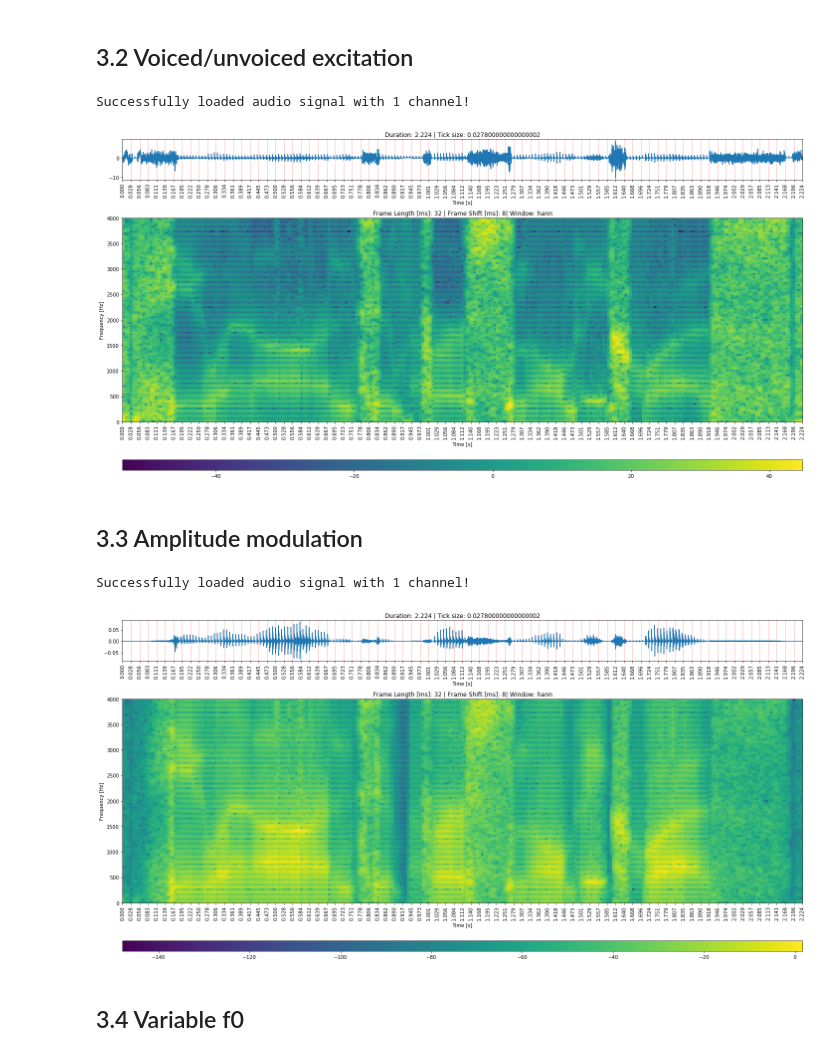
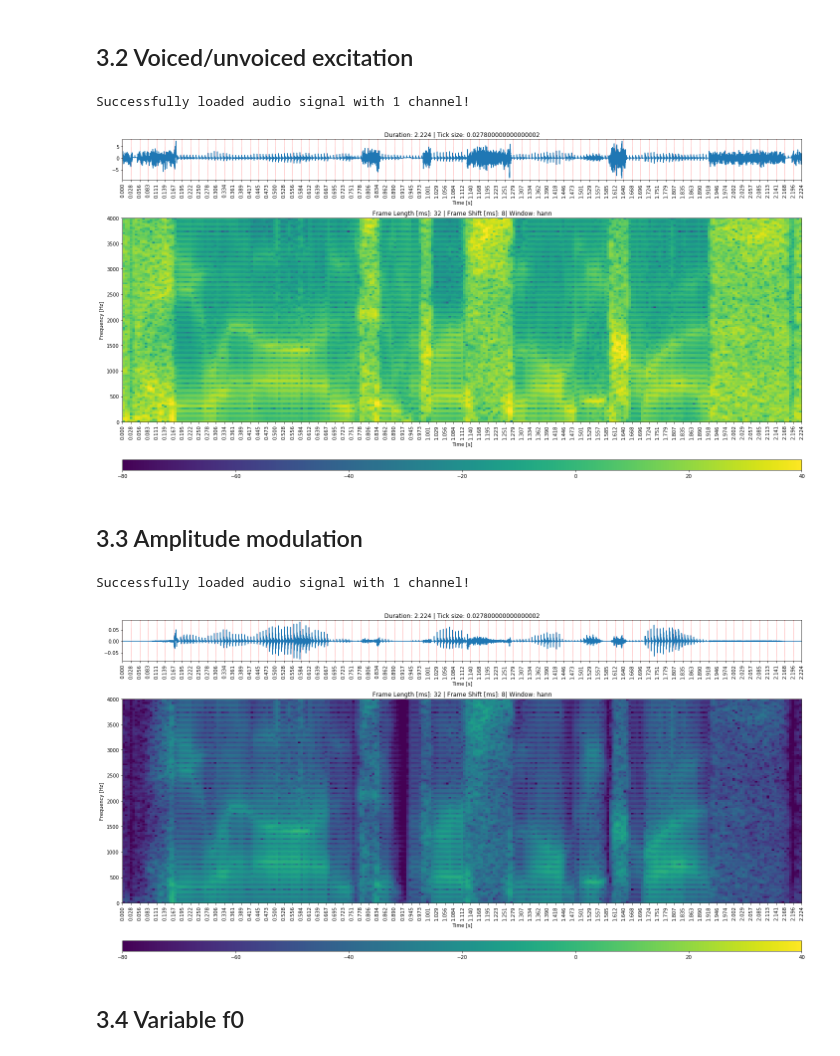
Before and after one commit to floschne/ssp20, a Jupyter notebook: notebooks/ex4.ipynb, the cells around one changed output. Cells and saved outputs as stored; diff of their text form; code cells hidden in the pictures.

Commit message:
normalized plots for stft in ex4

```diff
--- a/notebooks/ex4.ipynb
+++ b/notebooks/ex4.ipynb
@@ -141,40 +145,42 @@ for voiced_frame, unvoiced_frame, lpc, voiced in zip(ex_voiced_frames, ex_unvoic
 
 output_sig = AudioSignal(data=output, sampling_freq_hz=8000)
 # output_sig.play()
-output_sig.plot_stft(frame_length_ms=32, frame_shift_ms=8)
+output_sig.plot_stft(frame_length_ms=32, frame_shift_ms=8, vmin=-80, vmax=40)
+plt.savefig(os.path.join(os.getcwd(), '../Exercise4', 'gfx', 'mix_voiced_stft'))
 # %% [output]
 Successfully loaded audio signal with 1 channel!
-[figure, old version]
+[figure, new version]
 # %% [markdown]
 ## 3.3 Amplitude modulation
 # %%
 filter_state_out = None
 output = np.array([])
 _, ex_voiced_frames = ex_voiced.get_frames(frame_length_ms=8, frame_shift_ms=8)
 ex_voiced_frames = ex_voiced_frames[:-3]
 
 _, ex_unvoiced_frames = ex_unvoiced.get_frames(frame_length_ms=8, frame_shift_ms=8)
 ex_unvoiced_frames = ex_unvoiced_frames[:-3]
 for voiced_frame, unvoiced_frame, lpc, voiced, p in zip(ex_voiced_frames, ex_unvoiced_frames, lpcs, is_voiced, power):
     # voiced unvoiced decision
     frame = voiced_frame
     if voiced == 0:
         frame = unvoiced_frame
 
     # create synthesized signal by convolving the excitation signal with the vocal tract filter (from the lpcs)
     signal_out, filter_state_out = utils.filter_adaptively(np.array([1]), np.concatenate(([1], lpc)), frame, filter_state_out)
 
     # account for amplitude mod / gain
     signal_out = np.sqrt(p) * signal_out
 
     output = np.append(output, signal_out)
 
 output_sig = AudioSignal(data=output, sampling_freq_hz=8000)
 # output_sig.play()
-output_sig.plot_stft(frame_length_ms=32, frame_shift_ms=8)
+output_sig.plot_stft(frame_length_ms=32, frame_shift_ms=8, vmin=-80, vmax=40)
+plt.savefig(os.path.join(os.getcwd(), '../Exercise4', 'gfx', 'mix_voiced_stft_with_gain'))
 # %% [output]
 Successfully loaded audio signal with 1 channel!
-[figure, old version]
+[figure, new version]
 # %% [markdown]
 ## 3.4 Variable f0
 # %%
```
Also changed, not shown: parts of 5 cells of this notebook, 8 other files.
